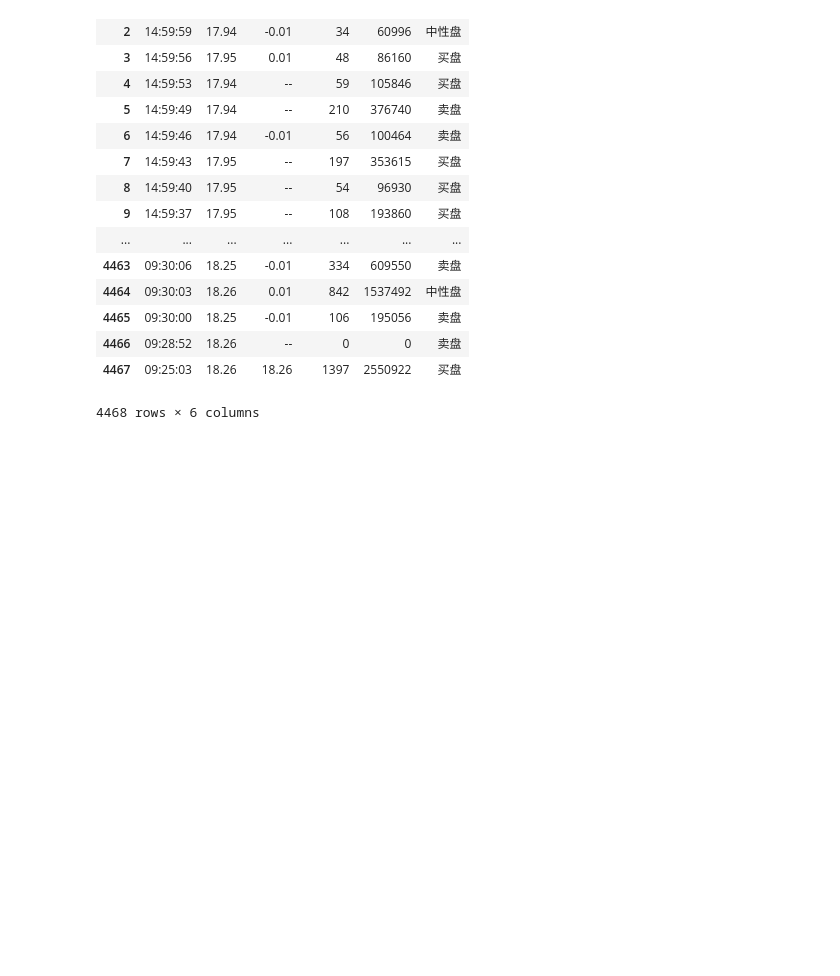
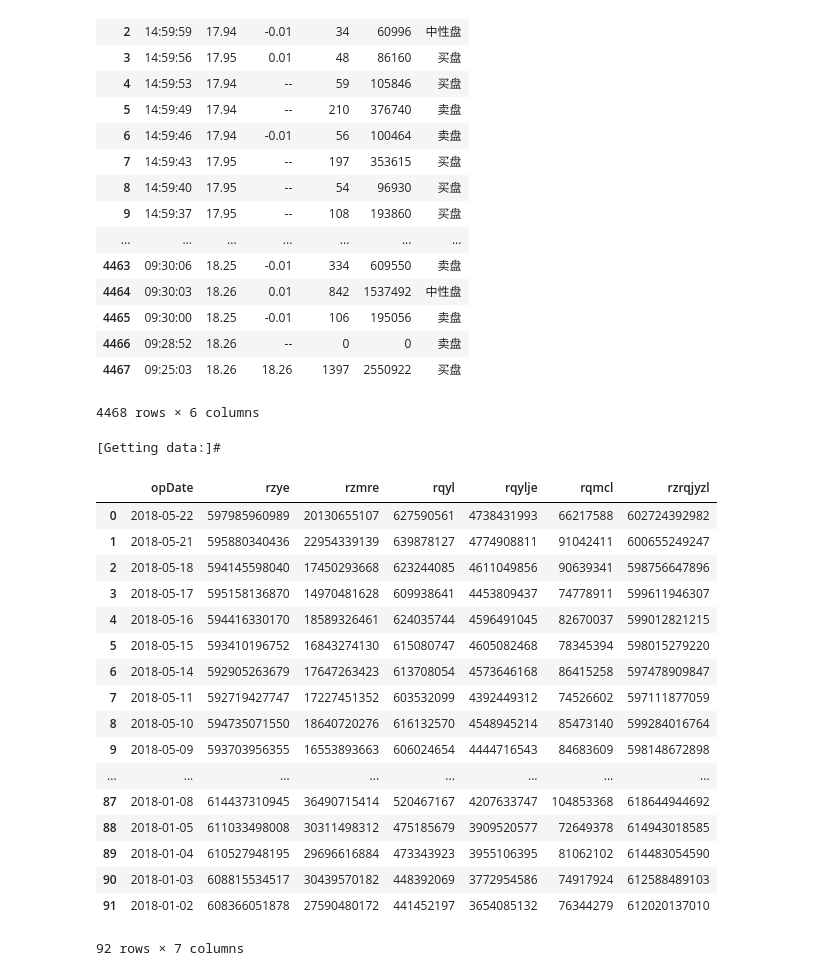
Before and after one commit to Jheng-Yi-Chen/Python, a Jupyter notebook: 2018_05_23 tushare - 複製.ipynb, the cells around one changed output. Saved outputs shown, nothing was run; the diff lists cells and outputs as text; code cells hidden in the pictures; blank space fills up the shorter version.

```diff
--- a/2018_05_23 tushare - 複製.ipynb
+++ b/2018_05_23 tushare - 複製.ipynb
@@ -266,3 +266,25 @@ ts.get_tick_data('601688', date = '2018-05-22')
 | 4466 | 09:28:52 | 18.26 | -- | 0 | 0 | 卖盘 |
 | 4467 | 09:25:03 | 18.26 | 18.26 | 1397 | 2550922 | 买盘 |
 4468 rows × 6 columns
+# %%
+ts.sh_margins(start = '2018-01-01', end = '2018-05-22')
+# %% [output]
+[Getting data:]#
+|  | opDate | rzye | rzmre | rqyl | rqylje | rqmcl | rzrqjyzl |
+| 0 | 2018-05-22 | 597985960989 | 20130655107 | 627590561 | 4738431993 | 66217588 | 602724392982 |
+| 1 | 2018-05-21 | 595880340436 | 22954339139 | 639878127 | 4774908811 | 91042411 | 600655249247 |
+| 2 | 2018-05-18 | 594145598040 | 17450293668 | 623244085 | 4611049856 | 90639341 | 598756647896 |
+| 3 | 2018-05-17 | 595158136870 | 14970481628 | 609938641 | 4453809437 | 74778911 | 599611946307 |
+| 4 | 2018-05-16 | 594416330170 | 18589326461 | 624035744 | 4596491045 | 82670037 | 599012821215 |
+| 5 | 2018-05-15 | 593410196752 | 16843274130 | 615080747 | 4605082468 | 78345394 | 598015279220 |
+| 6 | 2018-05-14 | 592905263679 | 17647263423 | 613708054 | 4573646168 | 86415258 | 597478909847 |
+| 7 | 2018-05-11 | 592719427747 | 17227451352 | 603532099 | 4392449312 | 74526602 | 597111877059 |
+| 8 | 2018-05-10 | 594735071550 | 18640720276 | 616132570 | 4548945214 | 85473140 | 599284016764 |
+| 9 | 2018-05-09 | 593703956355 | 16553893663 | 606024654 | 4444716543 | 84683609 | 598148672898 |
+| ... | ... | ... | ... | ... | ... | ... | ... |
+| 87 | 2018-01-08 | 614437310945 | 36490715414 | 520467167 | 4207633747 | 104853368 | 618644944692 |
+| 88 | 2018-01-05 | 611033498008 | 30311498312 | 475185679 | 3909520577 | 72649378 | 614943018585 |
+| 89 | 2018-01-04 | 610527948195 | 29696616884 | 473343923 | 3955106395 | 81062102 | 614483054590 |
+| 90 | 2018-01-03 | 608815534517 | 30439570182 | 448392069 | 3772954586 | 74917924 | 612588489103 |
+| 91 | 2018-01-02 | 608366051878 | 27590480172 | 441452197 | 3654085132 | 76344279 | 612020137010 |
+92 rows × 7 columns
```
Also changed, not shown: parts of 6 cells of this notebook.
